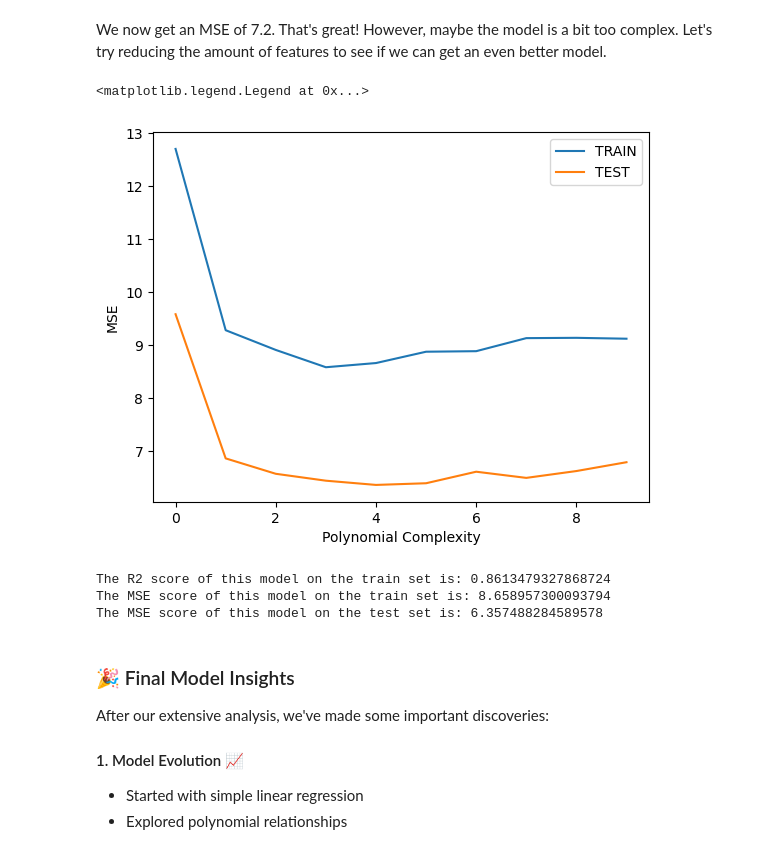
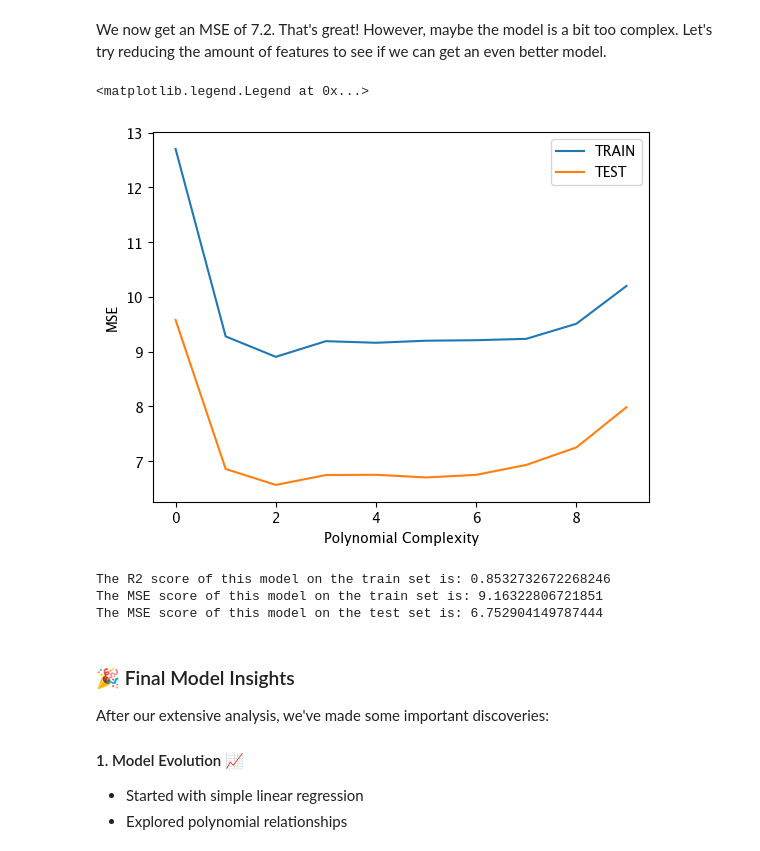
Before and after one commit to massirr/data-science-fundamentals, a Jupyter notebook: 3-Polynomial Regression/DSF 03 - Polynomial Regression Excercise.ipynb, the cells around one changed output. Drawn from its saved outputs; the diff is of its cells as text; code cells hidden in the pictures.

```diff
--- a/3-Polynomial Regression/DSF 03 - Polynomial Regression Excercise.ipynb
+++ b/3-Polynomial Regression/DSF 03 - Polynomial Regression Excercise.ipynb
@@ -329,7 +355,7 @@ We can see a curve in this data, meaning polynomial regression will likely resul
 train_mse_errors = []
 test_mse_errors = []
 
-X_train, X_test, y_train, y_test = train_test_split(df[["weight","displacement"]], df["mpg"], test_size=0.3, random_state=42)
+X_train, X_test, y_train, y_test = train_test_split(dfC[["weight","displacement"]], dfC["mpg"], test_size=0.3, random_state=42)
 
 for d in range(1,11):
     model = LinearRegression()
@@ -353,7 +379,7 @@ plt.legend()
 # %% [markdown]
 Interesting! Here we see the lowest MSE is at position 3, or a degree of 4. To see what effect this has on the model, we will retrain it using a degree of 4 and calculate $R^2$ and the MSE.
 # %%
-X_train, X_test, y_train, y_test = train_test_split(df[["weight","displacement"]], df["mpg"], test_size=0.3, random_state=42)
+X_train, X_test, y_train, y_test = train_test_split(dfC[["weight","displacement"]], dfC["mpg"], test_size=0.3, random_state=42)
 model = LinearRegression()
 pol_exp = PolynomialFeatures(degree=4)
 model.fit(pol_exp.fit_transform(X_train), y_train)
@@ -372,7 +418,7 @@ Our first thought would be to train a model using all available data. We will fi
 train_mse_errors = []
 test_mse_errors = []
 
-X_train, X_test, y_train, y_test = train_test_split(df.drop(['mpg'], axis=1), df["mpg"], test_size=0.3, random_state=42)
+X_train, X_test, y_train, y_test = train_test_split(dfC.drop(['mpg'], axis=1), dfC["mpg"], test_size=0.3, random_state=42)
 
 for d in range(1,4):
     model = LinearRegression()
@@ -396,5 +442,5 @@ plt.legend()
 # %%
-X_train, X_test, y_train, y_test = train_test_split(df.drop(['mpg'], axis=1), df["mpg"], test_size=0.3, random_state=42)
+X_train, X_test, y_train, y_test = train_test_split(dfC.drop(['mpg'], axis=1), dfC["mpg"], test_size=0.3, random_state=42)
 model = LinearRegression()
 pol_exp = PolynomialFeatures(degree=2)
 model.fit(pol_exp.fit_transform(X_train), y_train)
@@ -410,30 +456,30 @@ We now get an MSE of 7.2. That's great! However, maybe the model is a bit too co
 # %%
 train_mse_errors = []
 test_mse_errors = []
 
-X_train, X_test, y_train, y_test = train_test_split(df[["weight","model year"]], df["mpg"], test_size=0.3, random_state=42)
+X_train, X_test, y_train, y_test = train_test_split(dfC[["weight","model year"]], dfC["mpg"], test_size=0.3, random_state=42)
 
 for d in range(1,11):
     model = LinearRegression()
     pol_exp = PolynomialFeatures(degree=d)
     model.fit(pol_exp.fit_transform(X_train), y_train)
 
     train_MSE = mean_squared_error(model.predict(pol_exp.fit_transform(X_train)), y_train)
     test_MSE = mean_squared_error(model.predict(pol_exp.fit_transform(X_test)), y_test)
 
     train_mse_errors.append(train_MSE)
     test_mse_errors.append(test_MSE)
 
 plt.plot(train_mse_errors,label='TRAIN')
 plt.plot(test_mse_errors,label='TEST')
 plt.xlabel("Polynomial Complexity")
 plt.ylabel("MSE")
 plt.legend()
 # %% [output]
 <matplotlib.legend.Legend at 0x...>
-[figure, old version]
+[figure, new version]
 # %%
-X_train, X_test, y_train, y_test = train_test_split(df[["weight","model year"]], df["mpg"], test_size=0.3, random_state=42)
+X_train, X_test, y_train, y_test = train_test_split(dfC[["weight","model year"]], dfC["mpg"], test_size=0.3, random_state=42)
 model = LinearRegression()
 pol_exp = PolynomialFeatures(degree=5)
 model.fit(pol_exp.fit_transform(X_train), y_train)
@@ -441,9 +487,9 @@ print('The R2 score of this model on the train set is:', model.score(pol_exp.fit
 print('The MSE score of this model on the train set is:', mean_squared_error(model.predict(pol_exp.fit_transform(X_train)), y_train))
 print('The MSE score of this model on the test set is:', mean_squared_error(model.predict(pol_exp.fit_transform(X_test)), y_test))
 # %% [output]
-The R2 score of this model on the train set is: 0.8613479327868724
-The MSE score of this model on the train set is: 8.658957300093794
-The MSE score of this model on the test set is: 6.357488284589578
+The R2 score of this model on the train set is: 0.8532732672268246
+The MSE score of this model on the train set is: 9.16322806721851
+The MSE score of this model on the test set is: 6.752904149787444
 # %% [markdown]
 ### 🎉 Final Model Insights
 
```
Also changed, not shown: parts of 22 cells of this notebook, 1 other file.
